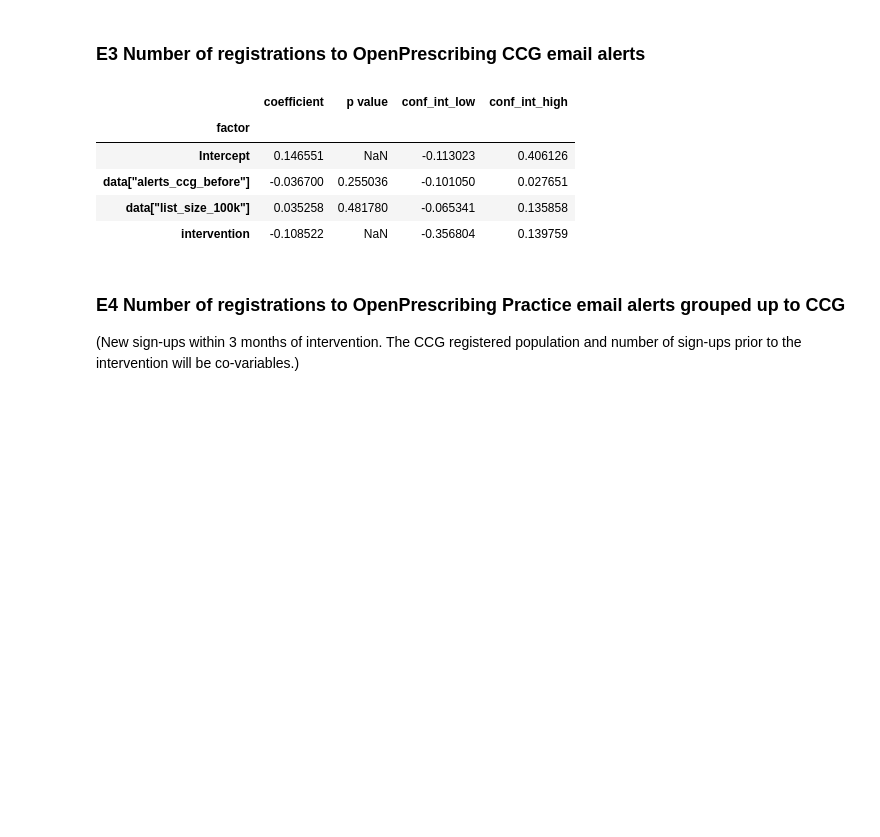
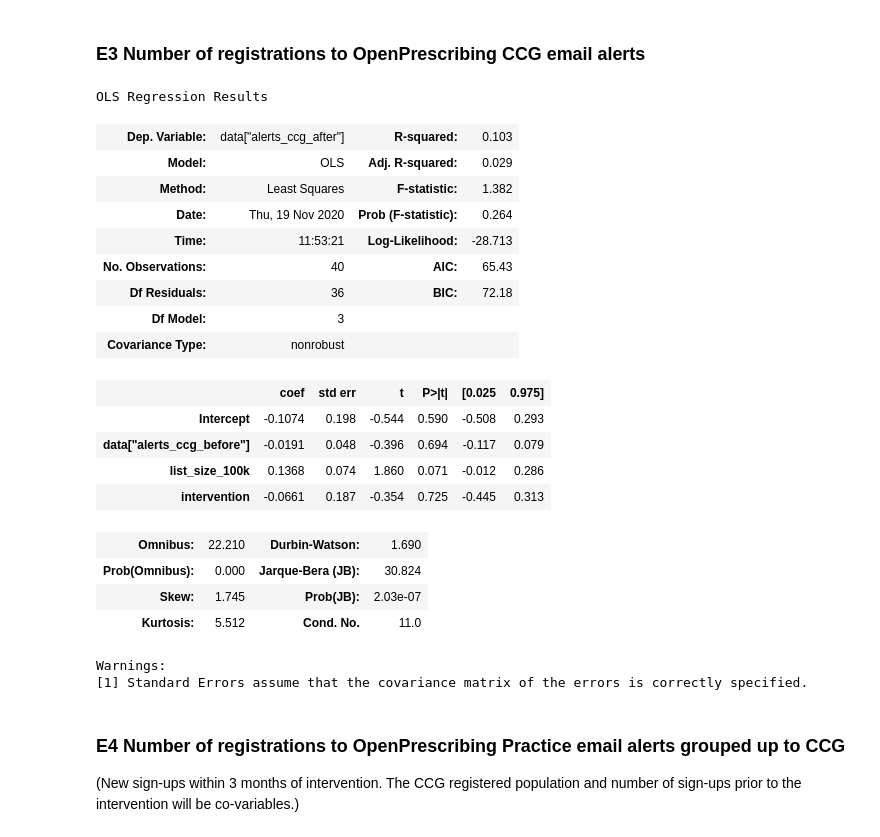
Before and after one commit to ebmdatalab/low-priority-CCG-visit-RCT, a Jupyter notebook: outcomes/Page Views and links analysis for LPP RCT.ipynb, the cells around one changed output. Cells and saved outputs as stored; diff of their text form; code cells hidden in the pictures; blank space fills up the shorter version.

```diff
--- a/outcomes/Page Views and links analysis for LPP RCT.ipynb
+++ b/outcomes/Page Views and links analysis for LPP RCT.ipynb
@@ -135,13 +102,14 @@ stats_with_allocations = rct_ccgs.merge(all_stats_with_ccg, left_on="pct_id",rig
 # %%
 # import CCG population sizes
 
-query = '''select pct_id, sum(total_list_size) as list_size
-from `hscic.practice_statistics` as stats
-where CAST(month AS DATE) = '2018-08-01'
+query = '''select prac.ccg_id AS pct_id, sum(stats.total_list_size) as list_size
+from `hscic.practice_statistics_all_years` as stats
+left join research.practices_2019_09 prac ON stats.practice = prac.code
+where CAST(stats.month AS DATE) = '2018-08-01'
 group by pct_id
 '''
 pop = pd.read_gbq(query, GBQ_PROJECT_ID, dialect='standard')
-pop.to_csv("../data/practice_statistics.csv")
+pop.to_csv(os.path.join('..','data','practice_statistics.csv'))
 # %%
 # merge rct_ccgs with population data
 ccg_populations = rct_ccgs.merge(pop, on="pct_id", how="left")[["joint_id", "list_size"]]
@@ -158,7 +126,7 @@ joint_team_populations.head()
 | 4 | 01V | 280649 |
 # %%
 # import dates of interventions
-visit_dates = pd.read_csv('../data/allocated_ccgs_visit_timetable.csv')
+visit_dates = pd.read_csv(os.path.join('..','data','allocated_ccgs_visit_timetable.csv'))
 visit_dates["date"] = pd.to_datetime(visit_dates.date)
 
 # merge with rct_ccgs/joint teams
@@ -273,8 +290,12 @@ compute_regression(
 # %%
 # import data from django administration, filtered for confirmed sign-ups only (no date filter)
 
-alerts = pd.read_csv('../data/OrgBookmark-2018-11-02.csv')
-alerts["created_at"] = pd.to_datetime(alerts.created_at)
+alerts = pd.read_csv(os.path.join('..','data','orgbookmarks-2019-04-30.csv'))
+alerts["created_at"] = pd.to_datetime(alerts.created_at).dt.strftime('%Y-%m-%d')
 
+alerts = alerts.loc[alerts["approved"]=="t"]
+## added this extra step to filter for confirmed sign ups as download from archive is not pre-filtered
+
+alerts = alerts.rename(columns={"pct_id":"pct", "practice_id":"practice", "user_id":"user"})
 alerts.head()
 # %% [output]
@@ -336,6 +357,7 @@ alerts_with_dates_and_stats.head()
 # %%
 # assign each page view occurrence to before vs after intervention (1
 # month ~ 28 days)
+alerts_with_dates_and_stats["created_at"] = pd.to_datetime(alerts_with_dates_and_stats.created_at)
 alerts_with_dates_and_stats["datediff"] = (
     alerts_with_dates_and_stats.created_at - alerts_with_dates_and_stats.date_int)
 alerts_with_dates_and_stats["timing"] = "none"
@@ -393,17 +421,32 @@ alerts_agg.groupby("intervention").mean()
 ### E3 Number of registrations to OpenPrescribing CCG email alerts
 # %%
 formula = ('data["alerts_ccg_after"] ~ '
-           'data["alerts_ccg_before"] + data["list_size_100k"] + intervention')
+           'data["alerts_ccg_before"] + list_size_100k + intervention')
 compute_regression(
     alerts_agg,
     formula=formula)
 # %% [output]
+OLS Regression Results
-|  | coefficient | p value | conf_int_low | conf_int_high |
-| factor |  |  |  |  |
-| Intercept | 0.146551 | NaN | -0.113023 | 0.406126 |
-| data["alerts_ccg_before"] | -0.036700 | 0.255036 | -0.101050 | 0.027651 |
-| data["list_size_100k"] | 0.035258 | 0.481780 | -0.065341 | 0.135858 |
-| intervention | -0.108522 | NaN | -0.356804 | 0.139759 |
+| Dep. Variable: | data["alerts_ccg_after"] | R-squared: | 0.103 |
+| Model: | OLS | Adj. R-squared: | 0.029 |
+| Method: | Least Squares | F-statistic: | 1.382 |
+| Date: | Thu, 19 Nov 2020 | Prob (F-statistic): | 0.264 |
+| Time: | 11:53:21 | Log-Likelihood: | -28.713 |
+| No. Observations: | 40 | AIC: | 65.43 |
+| Df Residuals: | 36 | BIC: | 72.18 |
+| Df Model: | 3 |  |  |
+| Covariance Type: | nonrobust |  |  |
+|  | coef | std err | t | P>|t| | [0.025 | 0.975] |
+| Intercept | -0.1074 | 0.198 | -0.544 | 0.590 | -0.508 | 0.293 |
+| data["alerts_ccg_before"] | -0.0191 | 0.048 | -0.396 | 0.694 | -0.117 | 0.079 |
+| list_size_100k | 0.1368 | 0.074 | 1.860 | 0.071 | -0.012 | 0.286 |
+| intervention | -0.0661 | 0.187 | -0.354 | 0.725 | -0.445 | 0.313 |
+| Omnibus: | 22.210 | Durbin-Watson: | 1.690 |
+| Prob(Omnibus): | 0.000 | Jarque-Bera (JB): | 30.824 |
+| Skew: | 1.745 | Prob(JB): | 2.03e-07 |
+| Kurtosis: | 5.512 | Cond. No. | 11.0 |
+Warnings:
+[1] Standard Errors assume that the covariance matrix of the errors is correctly specified.
 # %% [markdown]
 
 ### E4 Number of registrations to OpenPrescribing Practice email alerts grouped up to CCG
```
Also changed, not shown: parts of 19 cells of this notebook, 18 other files.
